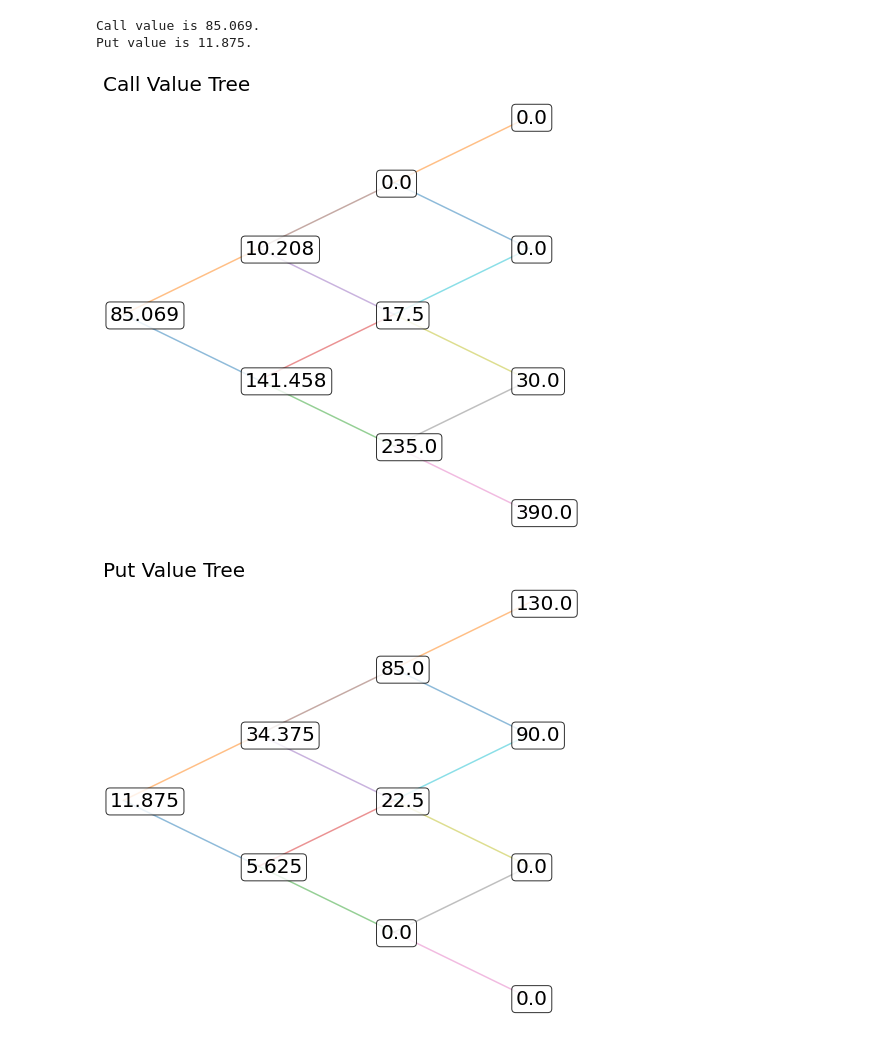
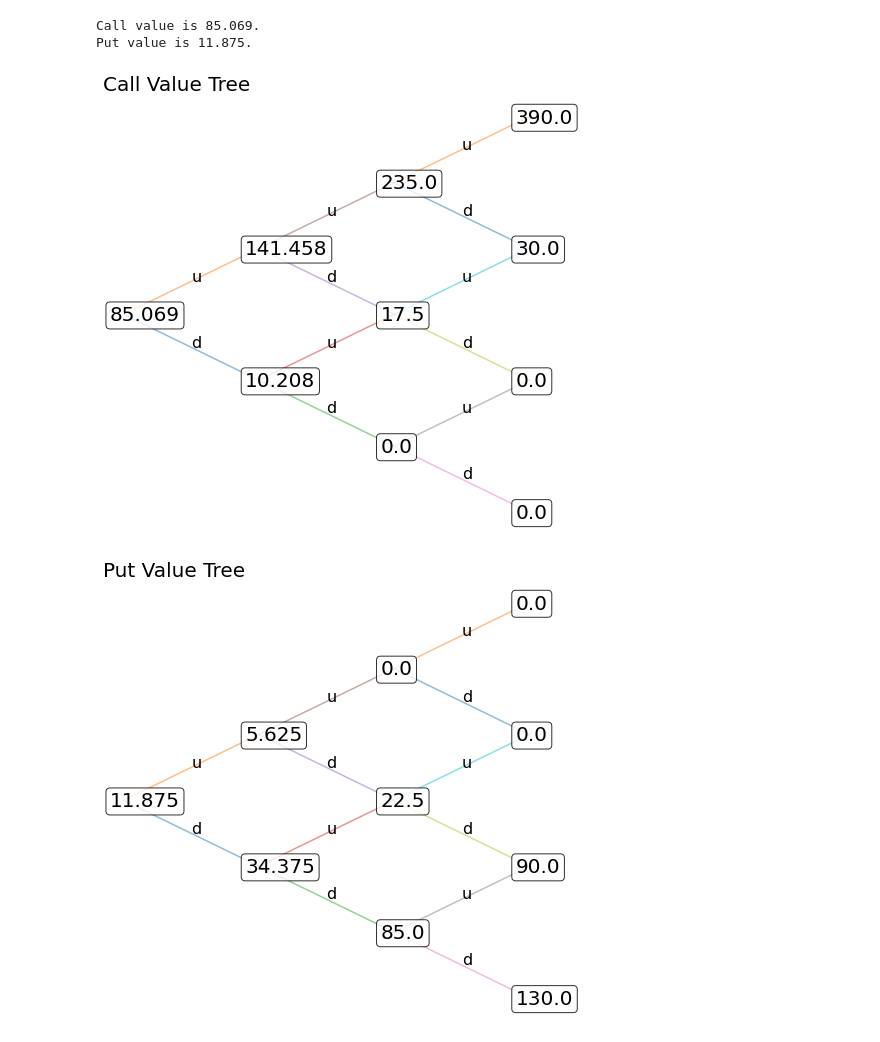
Before and after one commit to manamimebom/Financial_Engineering, a Jupyter notebook: HW3/bopm.ipynb, the cells around one changed output. Saved outputs shown, nothing was run; the diff lists cells and outputs as text; code cells hidden in the pictures.

```diff
--- a/HW3/bopm.ipynb
+++ b/HW3/bopm.ipynb
@@ -77,7 +77,7 @@ s = []
 for i in range(n+1):
     for j in range(i+1):
         x.append(i)
-        y.append(j-i/2)
+        y.append(i-j-i/2)
         s.append(C_tree[i, j])
 # plt.figure(figsize=(16,16))
 plt.figure(figsize=(8,8))
@@ -85,35 +85,39 @@ for i in range(n):
     for j in range(i+1):
         plt.plot([i, i+1], [j-i/2, j-(i+1)/2], alpha = 0.5)
         plt.plot([i, i+1], [j-i/2, j+1-(i+1)/2], alpha = 0.5)
+        plt.text((i+i+1)/2, (j-i/2+j-(i+1)/2)/2, 'd', size = 16)
+        plt.text((i+i+1)/2, (j-i/2+j+1-(i+1)/2)/2, 'u', size = 16)
 
 for i in range(len(x)):
     plt.text(x[i]-0.1, y[i]-0.05, s[i], bbox=dict(facecolor='White', alpha=0.8, boxstyle='round, pad = 0.2, rounding_size = 0.2'), fontsize=20)
 plt.axis('off')
 plt.title('Call Value Tree', size = 20,loc = 'left')
-# plt.savefig('/C_tree.png')
+# plt.savefig('C_tree.png')
 plt.show()
 
 x = []
 y = []
 s = []
 for i in range(n+1):
     for j in range(i+1):
         x.append(i)
-        y.append(j-i/2)
+        y.append(i-j-i/2)
         s.append(P_tree[i, j])
 # plt.figure(figsize=(16,16))
 plt.figure(figsize=(8,8))
 for i in range(n):
     for j in range(i+1):
         plt.plot([i, i+1], [j-i/2, j-(i+1)/2], alpha = 0.5)
         plt.plot([i, i+1], [j-i/2, j+1-(i+1)/2], alpha = 0.5)
+        plt.text((i+i+1)/2, (j-i/2+j-(i+1)/2)/2, 'd', size = 16)
+        plt.text((i+i+1)/2, (j-i/2+j+1-(i+1)/2)/2, 'u', size = 16)
 
 for i in range(len(x)):
     plt.text(x[i]-0.1, y[i]-0.05, s[i], bbox=dict(facecolor='White', alpha=0.8, boxstyle='round, pad = 0.2, rounding_size = 0.2'), fontsize=20)
 plt.axis('off')
 plt.title('Put Value Tree', size = 20,loc = 'left')
 # plt.savefig('P_tree.png')
 plt.show()
 # %% [output]
-[figure, old version]
+[figure, new version]
-[figure, old version]
+[figure, new version]
```
Also changed, not shown: 3 other files.
